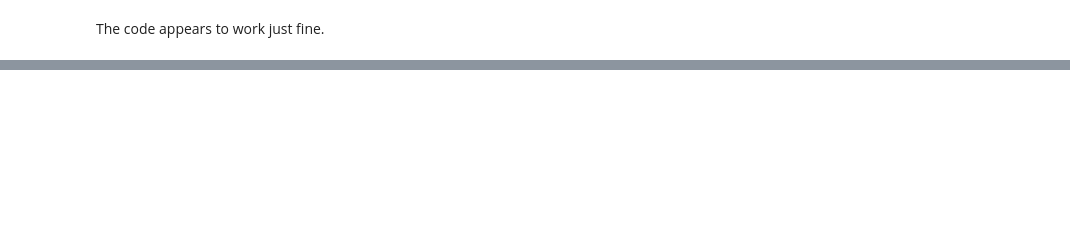
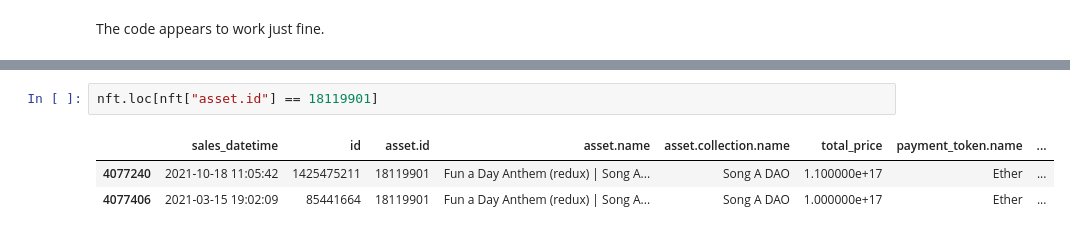
Before and after one commit to HliasMpGH/digital-transactions-mining, a Jupyter notebook: data_description.ipynb, the cells around one changed output, grey strips where cells are left out. Drawn from its saved outputs; the diff is of its cells as text; blank space fills up the shorter version.

```diff
--- a/data_description.ipynb
+++ b/data_description.ipynb
@@ -407,0 +572,6 @@ The code appears to work just fine.
+# %%
+nft.loc[nft["asset.id"] == 18119901]
+# %% [output]
+|  | sales_datetime | id | asset.id | asset.name | asset.collection.name | total_price | payment_token.name | ... |
+| 4077240 | 2021-10-18 11:05:42 | 1425475211 | 18119901 | Fun a Day Anthem (redux) | Song A... | Song A DAO | 1.100000e+17 | Ether | ... |
+| 4077406 | 2021-03-15 19:02:09 | 85441664 | 18119901 | Fun a Day Anthem (redux) | Song A... | Song A DAO | 1.000000e+17 | Ether | ... |
```
Also changed, not shown: parts of 21 cells of this notebook, 2 other files.
